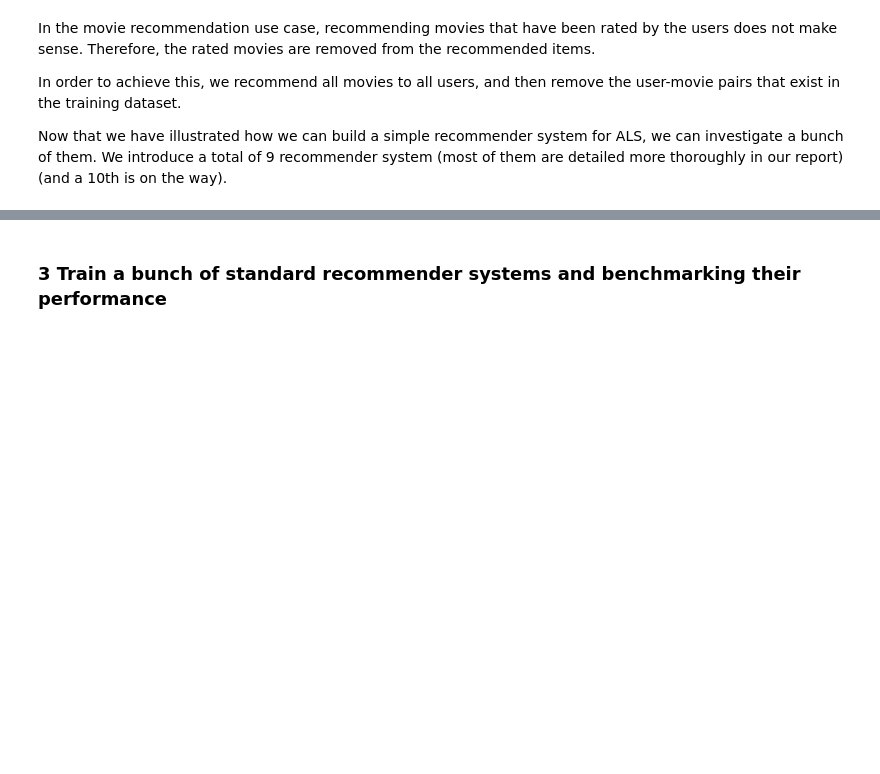
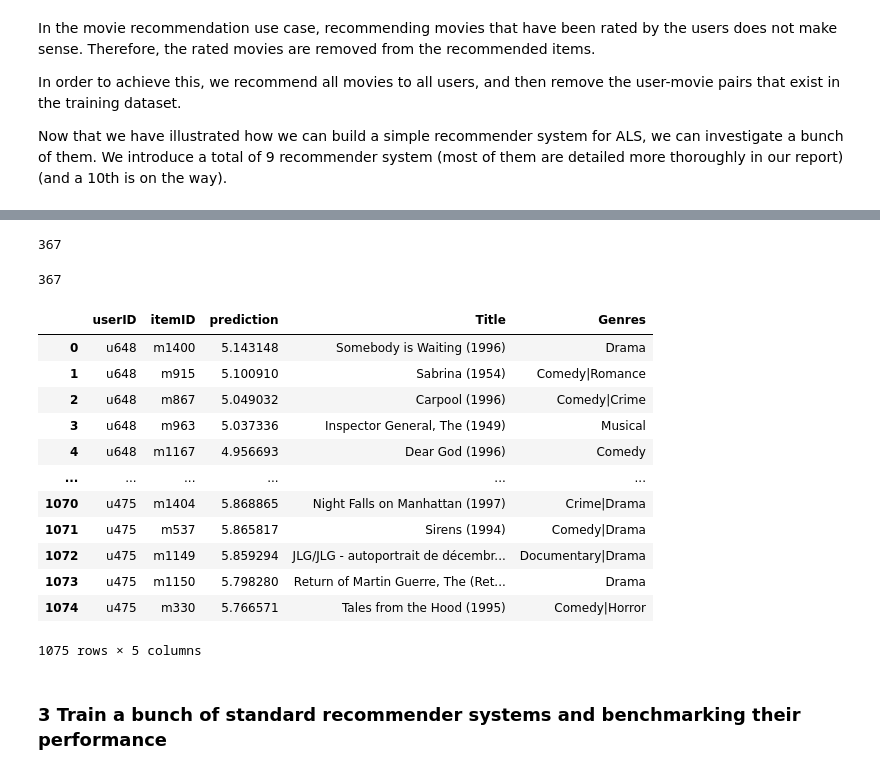
Before and after one commit to Burdantes/DeepLearningCOMS4995, a Jupyter notebook: FinalNotebook.ipynb, the cells around one changed output, grey strips where cells are left out. Drawn from its saved outputs; the diff is of its cells as text; code cells hidden in the pictures; blank space fills up the shorter version.

```diff
--- a/FinalNotebook.ipynb
+++ b/FinalNotebook.ipynb
@@ -715,0 +779,8 @@ We introduce a total of 9 recommender system (most of them are detailed more tho
+# %%
+u2 = users_df.loc[(users_df['Gender'] == 'M')  & (users_df['Age'] == 25) & (users_df['Occupation'] == 12)]
+u2_list = u2['userID'].tolist()
+print(len(u2_list))
+
+# get all top-k recommendations from users that match u2 profile
+u2_recs = top_k_reco[top_k_reco['userID'].isin(u2_list)]
+u2_recs
@@ -715,0 +802,8 @@ We introduce a total of 9 recommender system (most of them are detailed more tho
+# %%
+u3 = users_df.loc[(users_df['Gender'] == 'F')  & (users_df['Age'] == 25) & (users_df['Occupation'] == 2)]
+u3_list = u3['userID'].tolist()
+print(len(u3_list))
+
+# get all top-k recommendations from users that match u3 profile
+u3_recs = top_k_reco[top_k_reco['userID'].isin(u3_list)]
+u3_recs
@@ -715,0 +825,4 @@ We introduce a total of 9 recommender system (most of them are detailed more tho
+# %%
+# combine all user data
+tmp = pd.concat([u1_recs, u2_recs, u3_recs], ignore_index=True)
+tmp
@@ -715,0 +882,36 @@ We introduce a total of 9 recommender system (most of them are detailed more tho
+# %%
+# extract title for each movie for graph attributes
+movie_title_dict = pd.Series(movie_feats.Title.values,index=movie_feats.itemID).to_dict()
+movie_title_dict = {f'm{k}': v for k, v in movie_title_dict.items()}
+len(movie_title_dict)
+# %% [output]
+367
+# %%
+# extract genre for each movie for graph attributes
+movie_genre_dict = pd.Series(movie_feats.Genres.values,index=movie_feats.itemID).to_dict()
+movie_genre_dict = {f'm{k}': v for k, v in movie_genre_dict.items()}
+len(movie_genre_dict)
+# %% [output]
+367
+# %%
+# final case_data
+case_data = tmp.merge(movies_df, on=['itemID'], how='left')
+# avoid confusion between userId and movieId. Therefore, we added the prefix for each id
+case_data['userID'] = 'u' + case_data['userID'].astype(str)
+case_data['itemID'] = 'm' + case_data['itemID'].astype(str)
+case_data.head()
+case_data
+# %% [output]
+|  | userID | itemID | prediction | Title | Genres |
+| 0 | u648 | m1400 | 5.143148 | Somebody is Waiting (1996) | Drama |
+| 1 | u648 | m915 | 5.100910 | Sabrina (1954) | Comedy|Romance |
+| 2 | u648 | m867 | 5.049032 | Carpool (1996) | Comedy|Crime |
+| 3 | u648 | m963 | 5.037336 | Inspector General, The (1949) | Musical |
+| 4 | u648 | m1167 | 4.956693 | Dear God (1996) | Comedy |
+| ... | ... | ... | ... | ... | ... |
+| 1070 | u475 | m1404 | 5.868865 | Night Falls on Manhattan (1997) | Crime|Drama |
+| 1071 | u475 | m537 | 5.865817 | Sirens (1994) | Comedy|Drama |
+| 1072 | u475 | m1149 | 5.859294 | JLG/JLG - autoportrait de décembr... | Documentary|Drama |
+| 1073 | u475 | m1150 | 5.798280 | Return of Martin Guerre, The (Ret... | Drama |
+| 1074 | u475 | m330 | 5.766571 | Tales from the Hood (1995) | Comedy|Horror |
+1075 rows × 5 columns
```
Also changed, not shown: parts of 19 cells of this notebook.
